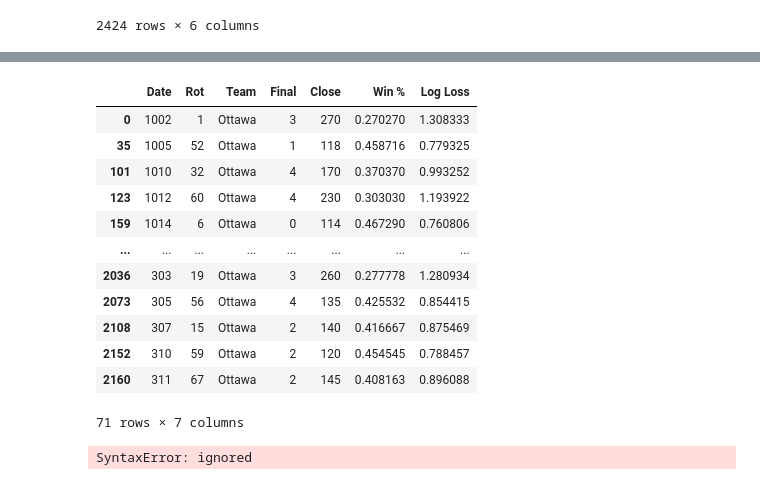
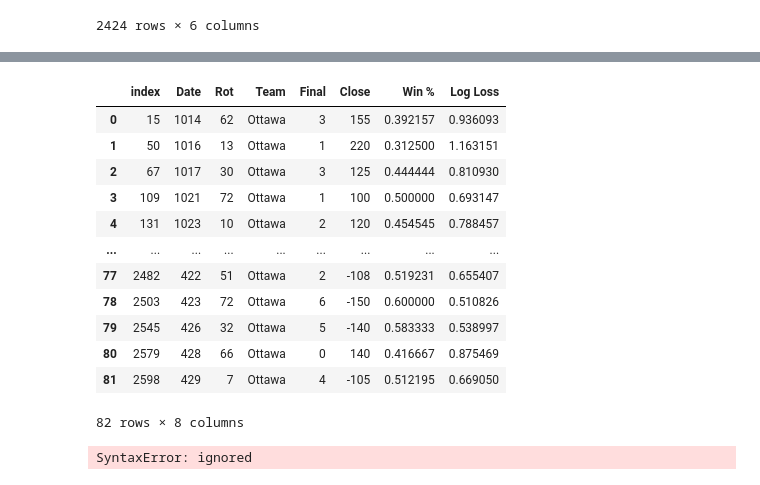
Before and after one commit to danmartin25/Hockey_Model, a Jupyter notebook: Betting Results.ipynb, the cells around one changed output, grey strips where cells are left out. Drawn from its saved outputs; the diff is of its cells as text; code cells hidden in the pictures.

Commit message:
Added table for Senators betting lines during the past three seasons.

```diff
--- a/Betting Results.ipynb
+++ b/Betting Results.ipynb
@@ -99,4 +99,5 @@ nhl_lines_1920
 # %%
 #Add column for Log Loss
 nhl_lines_1920['Log Loss'] = -np.log(1-(1-nhl_lines_1920['Win %']))
-nhl_lines_1920
+nhl_lines_21['Log Loss'] = -np.log(1-(1-nhl_lines_21['Win %']))
+nhl_lines_2122['Log Loss'] = -np.log(1-(1-nhl_lines_2122['Win %']))
@@ -117,21 +104,26 @@ nhl_lines_1920
 # %%
-#Create table for each team
-Senators = nhl_lines_1920.loc[nhl_lines_1920.Team=='Ottawa']
-Senators
+#Create table for Senators
+Senators_1920 = nhl_lines_1920.loc[nhl_lines_1920.Team=='Ottawa']
+Senators_21 = nhl_lines_21.loc[nhl_lines_21.Team=='Ottawa']
+Senators_2122 = nhl_lines_2122.loc[nhl_lines_2122.Team=='Ottawa']
-# %% [output]
-|  | Date | Rot | Team | Final | Close | Win % | Log Loss |
-| 0 | 1002 | 1 | Ottawa | 3 | 270 | 0.270270 | 1.308333 |
-| 35 | 1005 | 52 | Ottawa | 1 | 118 | 0.458716 | 0.779325 |
-| 101 | 1010 | 32 | Ottawa | 4 | 170 | 0.370370 | 0.993252 |
-| 123 | 1012 | 60 | Ottawa | 4 | 230 | 0.303030 | 1.193922 |
-| 159 | 1014 | 6 | Ottawa | 0 | 114 | 0.467290 | 0.760806 |
-| ... | ... | ... | ... | ... | ... | ... | ... |
-| 2036 | 303 | 19 | Ottawa | 3 | 260 | 0.277778 | 1.280934 |
-| 2073 | 305 | 56 | Ottawa | 4 | 135 | 0.425532 | 0.854415 |
-| 2108 | 307 | 15 | Ottawa | 2 | 140 | 0.416667 | 0.875469 |
-| 2152 | 310 | 59 | Ottawa | 2 | 120 | 0.454545 | 0.788457 |
-| 2160 | 311 | 67 | Ottawa | 2 | 145 | 0.408163 | 0.896088 |
-71 rows × 7 columns
+# %%
+Senators_1920.reset_index()
+Senators_21.reset_index()
+Senators_2122.reset_index()
+# %% [output]
+|  | index | Date | Rot | Team | Final | Close | Win % | Log Loss |
+| 0 | 15 | 1014 | 62 | Ottawa | 3 | 155 | 0.392157 | 0.936093 |
+| 1 | 50 | 1016 | 13 | Ottawa | 1 | 220 | 0.312500 | 1.163151 |
+| 2 | 67 | 1017 | 30 | Ottawa | 3 | 125 | 0.444444 | 0.810930 |
+| 3 | 109 | 1021 | 72 | Ottawa | 1 | 100 | 0.500000 | 0.693147 |
+| 4 | 131 | 1023 | 10 | Ottawa | 2 | 120 | 0.454545 | 0.788457 |
+| ... | ... | ... | ... | ... | ... | ... | ... | ... |
+| 77 | 2482 | 422 | 51 | Ottawa | 2 | -108 | 0.519231 | 0.655407 |
+| 78 | 2503 | 423 | 72 | Ottawa | 6 | -150 | 0.600000 | 0.510826 |
+| 79 | 2545 | 426 | 32 | Ottawa | 5 | -140 | 0.583333 | 0.538997 |
+| 80 | 2579 | 428 | 66 | Ottawa | 0 | 140 | 0.416667 | 0.875469 |
+| 81 | 2598 | 429 | 7 | Ottawa | 4 | -105 | 0.512195 | 0.669050 |
+82 rows × 8 columns
 # %%
 nhl_lines_1920.loc[nhl_lines_1920.index (%2 !=0)+1]
 
```
Also changed, not shown: parts of 1 cell of this notebook.
